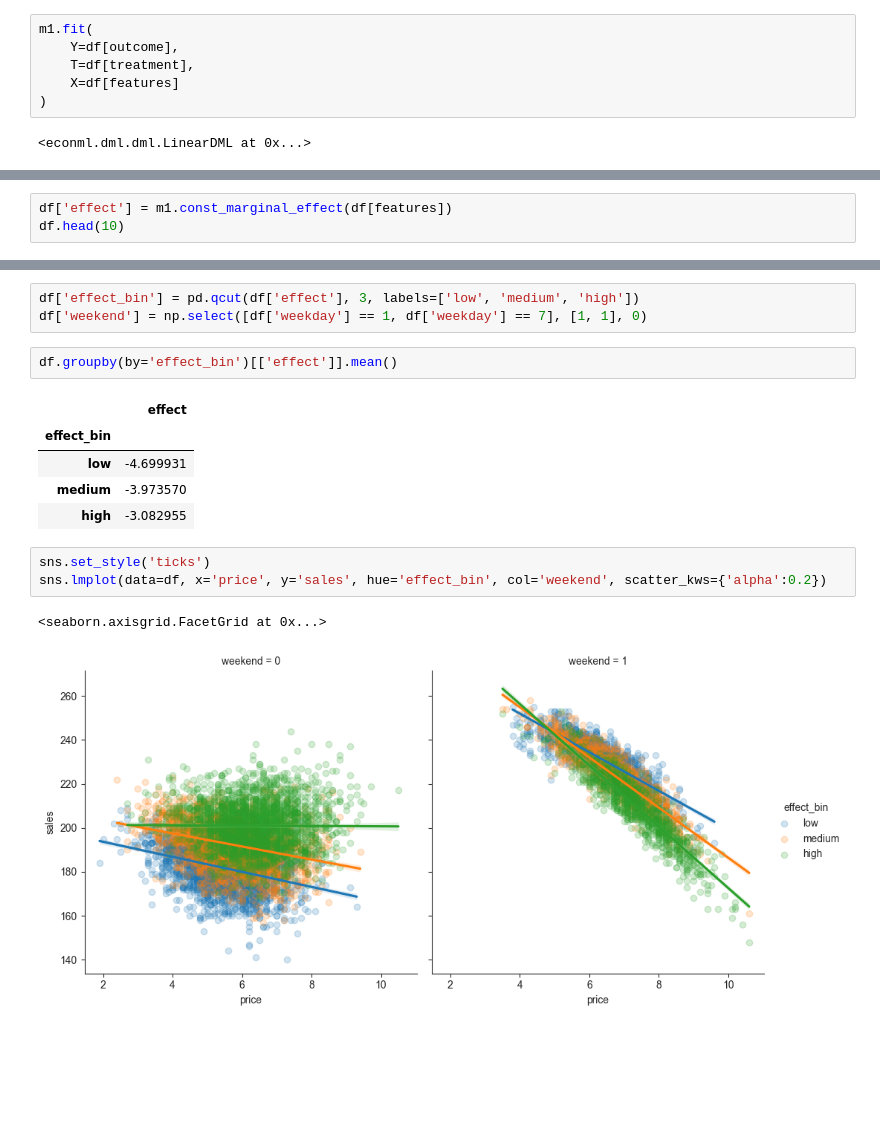
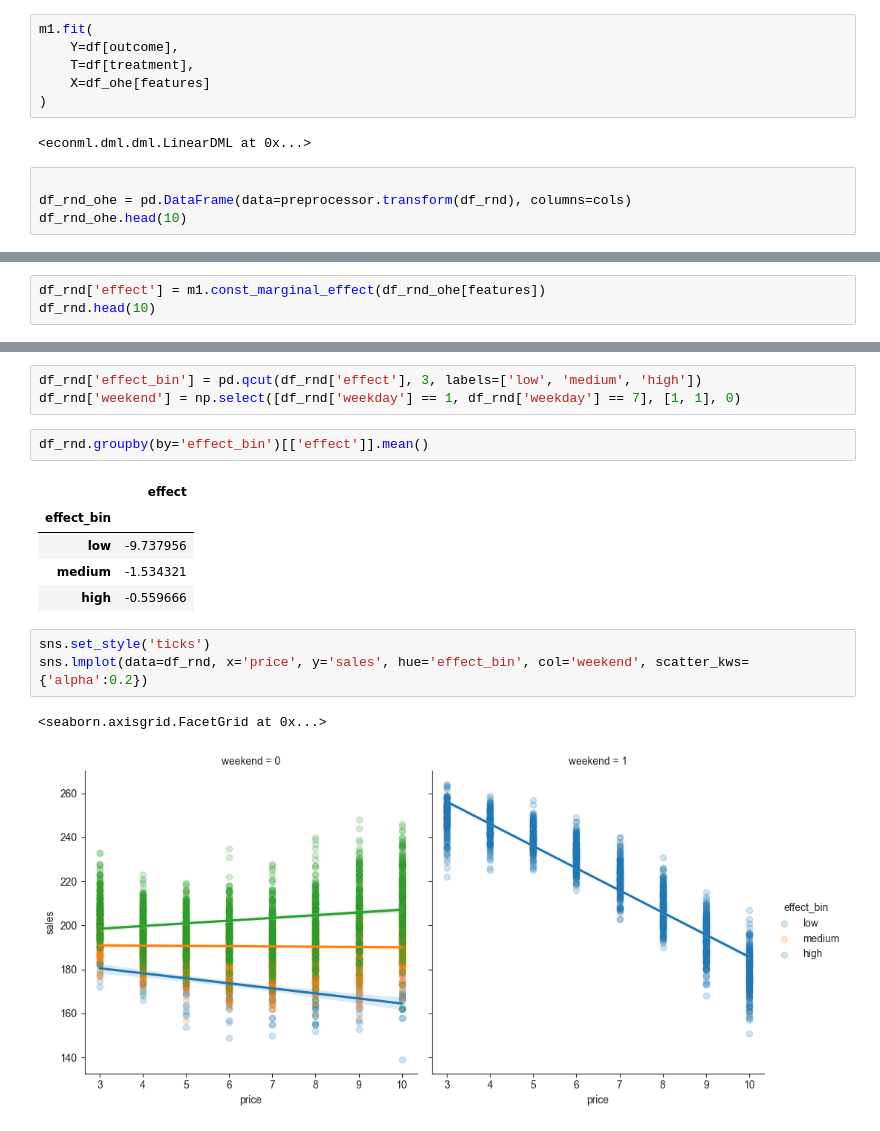
Before and after one commit to deathccino/icecream-causal, a Jupyter notebook: notebooks/02 HTE modelling.ipynb, the cells around one changed output, grey strips where cells are left out. Drawn from its saved outputs; the diff is of its cells as text; blank space fills up the shorter version.

```diff
--- a/notebooks/02 HTE modelling.ipynb
+++ b/notebooks/02 HTE modelling.ipynb
@@ -49,7 +64,11 @@ m1 = LinearDML(
 m1.fit(
     Y=df[outcome],
     T=df[treatment],
-    X=df[features]
+    X=df_ohe[features]
 )
 # %% [output]
 <econml.dml.dml.LinearDML at 0x...>
+# %%
+
+df_rnd_ohe = pd.DataFrame(data=preprocessor.transform(df_rnd), columns=cols)
+df_rnd_ohe.head(10)
@@ -56,5 +87,5 @@ m1.fit(
 # %%
-df['effect'] = m1.const_marginal_effect(df[features])
-df.head(10)
+df_rnd['effect'] = m1.const_marginal_effect(df_rnd_ohe[features])
+df_rnd.head(10)
 # %% [output]
 |  | temp | weekday | cost | price | sales | effect |
@@ -82,18 +113,18 @@ max         -1.790118
 Name: effect, dtype: float64
 # %%
-df['effect_bin'] = pd.qcut(df['effect'], 3, labels=['low', 'medium', 'high'])
-df['weekend'] = np.select([df['weekday'] == 1, df['weekday'] == 7], [1, 1], 0)
+df_rnd['effect_bin'] = pd.qcut(df_rnd['effect'], 3, labels=['low', 'medium', 'high'])
+df_rnd['weekend'] = np.select([df_rnd['weekday'] == 1, df_rnd['weekday'] == 7], [1, 1], 0)
 # %%
-df.groupby(by='effect_bin')[['effect']].mean()
+df_rnd.groupby(by='effect_bin')[['effect']].mean()
 # %% [output]
 |  | effect |
 | effect_bin |  |
-| low | -4.699931 |
-| medium | -3.973570 |
-| high | -3.082955 |
+| low | -9.737956 |
+| medium | -1.534321 |
+| high | -0.559666 |
 # %%
 sns.set_style('ticks')
-sns.lmplot(data=df, x='price', y='sales', hue='effect_bin', col='weekend', scatter_kws={'alpha':0.2})
+sns.lmplot(data=df_rnd, x='price', y='sales', hue='effect_bin', col='weekend', scatter_kws={'alpha':0.2})
 # %% [output]
 <seaborn.axisgrid.FacetGrid at 0x...>
-[figure, old version]
+[figure, new version]
```
Also changed, not shown: parts of 18 cells of this notebook, 1 other file.
